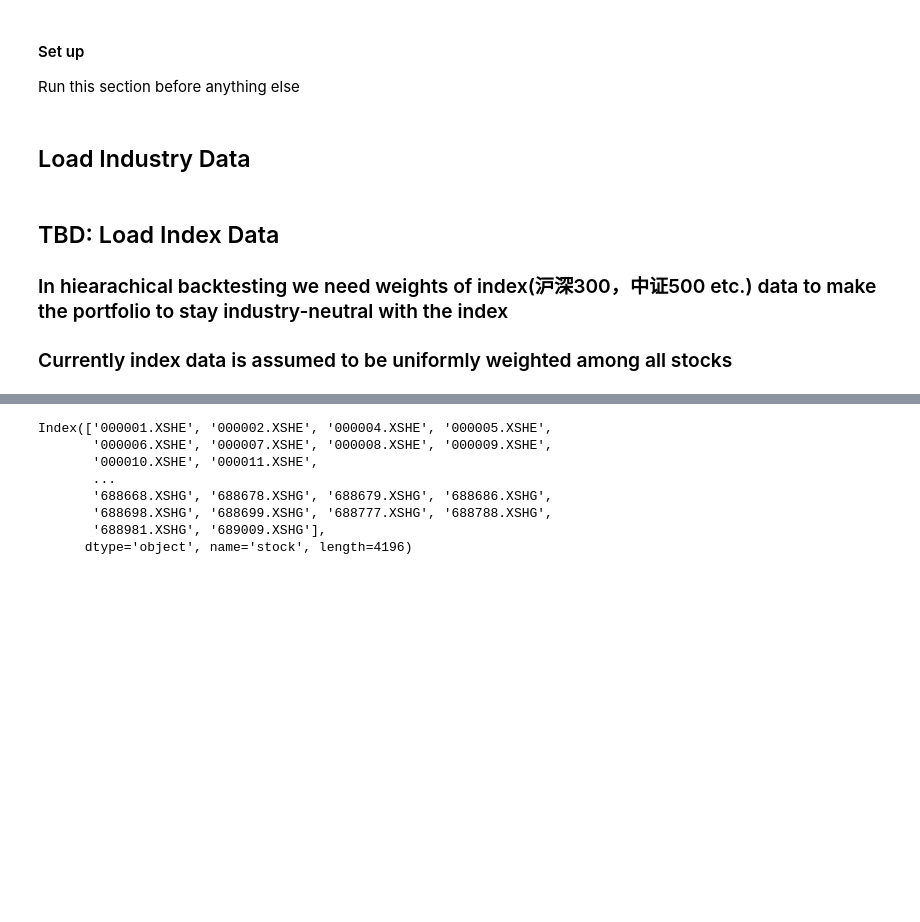
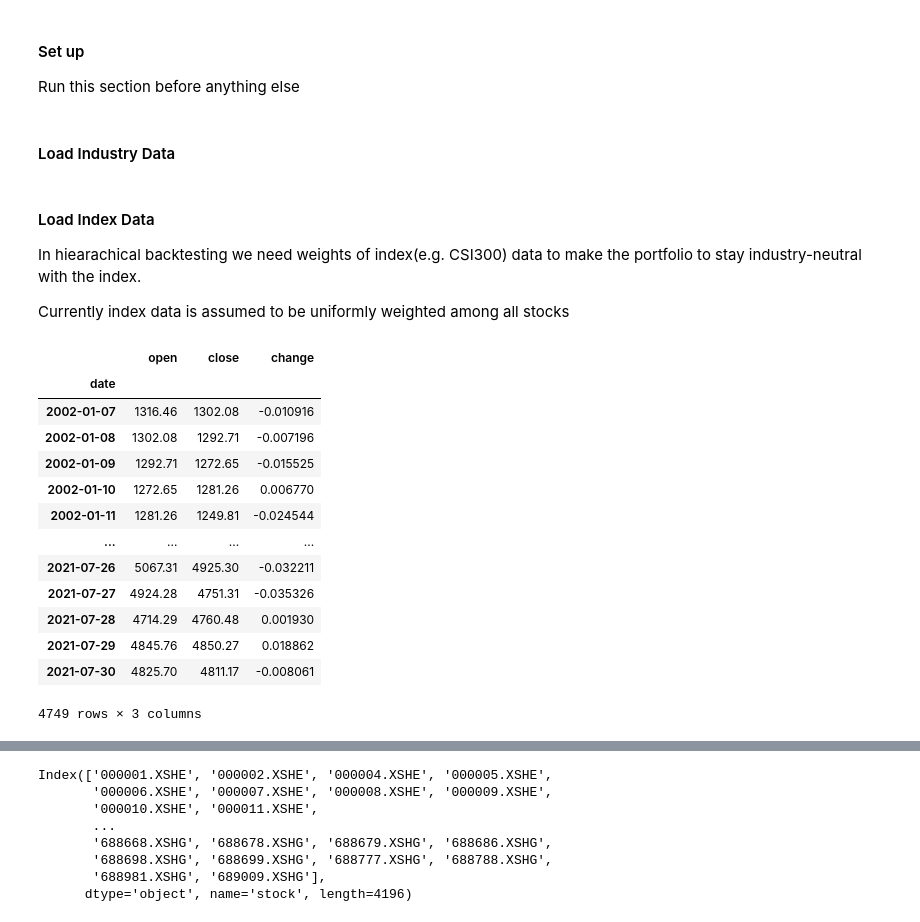
Before and after one commit to etccapital/MultiFactor, a Jupyter notebook: data_download_and_process.ipynb, the cells around one changed output, grey strips where cells are left out. Cells and saved outputs as stored; diff of their text form; code cells hidden in the pictures; blank space fills up the shorter version.

```diff
--- a/data_download_and_process.ipynb
+++ b/data_download_and_process.ipynb
@@ -33,10 +34,11 @@ def sort_index_and_col(df) -> pd.DataFrame:
 # %%
 results = dl.load_basic_info()
 # %% [markdown]
-## Load Industry Data
+#### Load Industry Data
 # %%
 df_indus_mapping = dl.load_industry_mapping()
 # %% [markdown]
-## TBD: Load Index Data
-### In hiearachical backtesting we need weights of index(沪深300，中证500 etc.) data to make the portfolio to stay industry-neutral with the index
-### Currently index data is assumed to be uniformly weighted among all stocks
+#### Load Index Data
+In hiearachical backtesting we need weights of index(e.g. CSI300) data to make the portfolio to stay industry-neutral with the index.
+
+Currently index data is assumed to be uniformly weighted among all stocks
@@ -47,0 +45,19 @@ df_indus_mapping = dl.load_industry_mapping()
+# %%
+# CSI 300 沪深300
+index = pd.read_csv(dl.DATAPATH + 'index_data/' + 'sh000300.csv',usecols=['date', 'open','close','change'],index_col=['date']).sort_index(ascending=True)
+index
+# %% [output]
+|  | open | close | change |
+| date |  |  |  |
+| 2002-01-07 | 1316.46 | 1302.08 | -0.010916 |
+| 2002-01-08 | 1302.08 | 1292.71 | -0.007196 |
+| 2002-01-09 | 1292.71 | 1272.65 | -0.015525 |
+| 2002-01-10 | 1272.65 | 1281.26 | 0.006770 |
+| 2002-01-11 | 1281.26 | 1249.81 | -0.024544 |
+| ... | ... | ... | ... |
+| 2021-07-26 | 5067.31 | 4925.30 | -0.032211 |
+| 2021-07-27 | 4924.28 | 4751.31 | -0.035326 |
+| 2021-07-28 | 4714.29 | 4760.48 | 0.001930 |
+| 2021-07-29 | 4845.76 | 4850.27 | 0.018862 |
+| 2021-07-30 | 4825.70 | 4811.17 | -0.008061 |
+4749 rows × 3 columns
```
Also changed, not shown: parts of 47 cells of this notebook.
